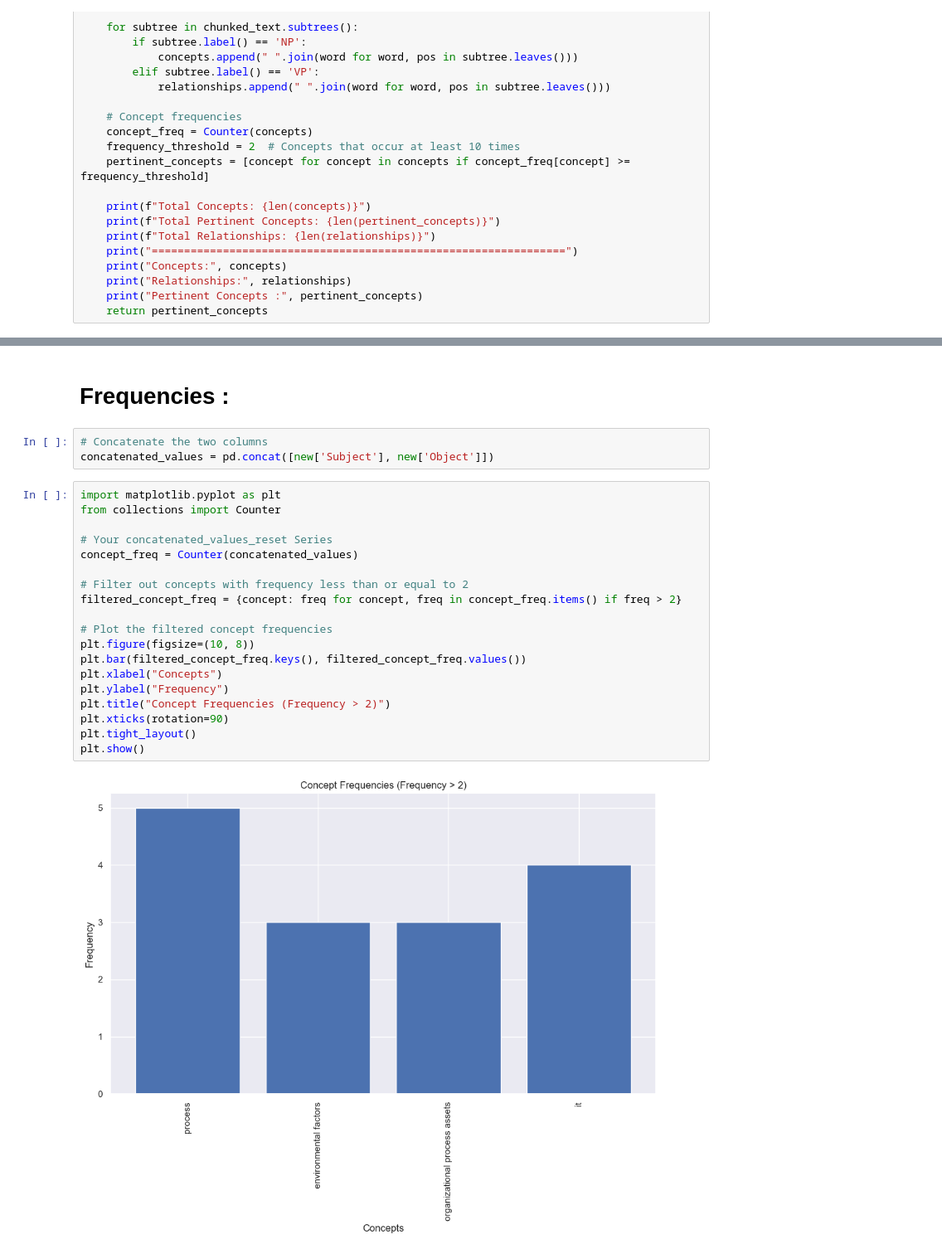
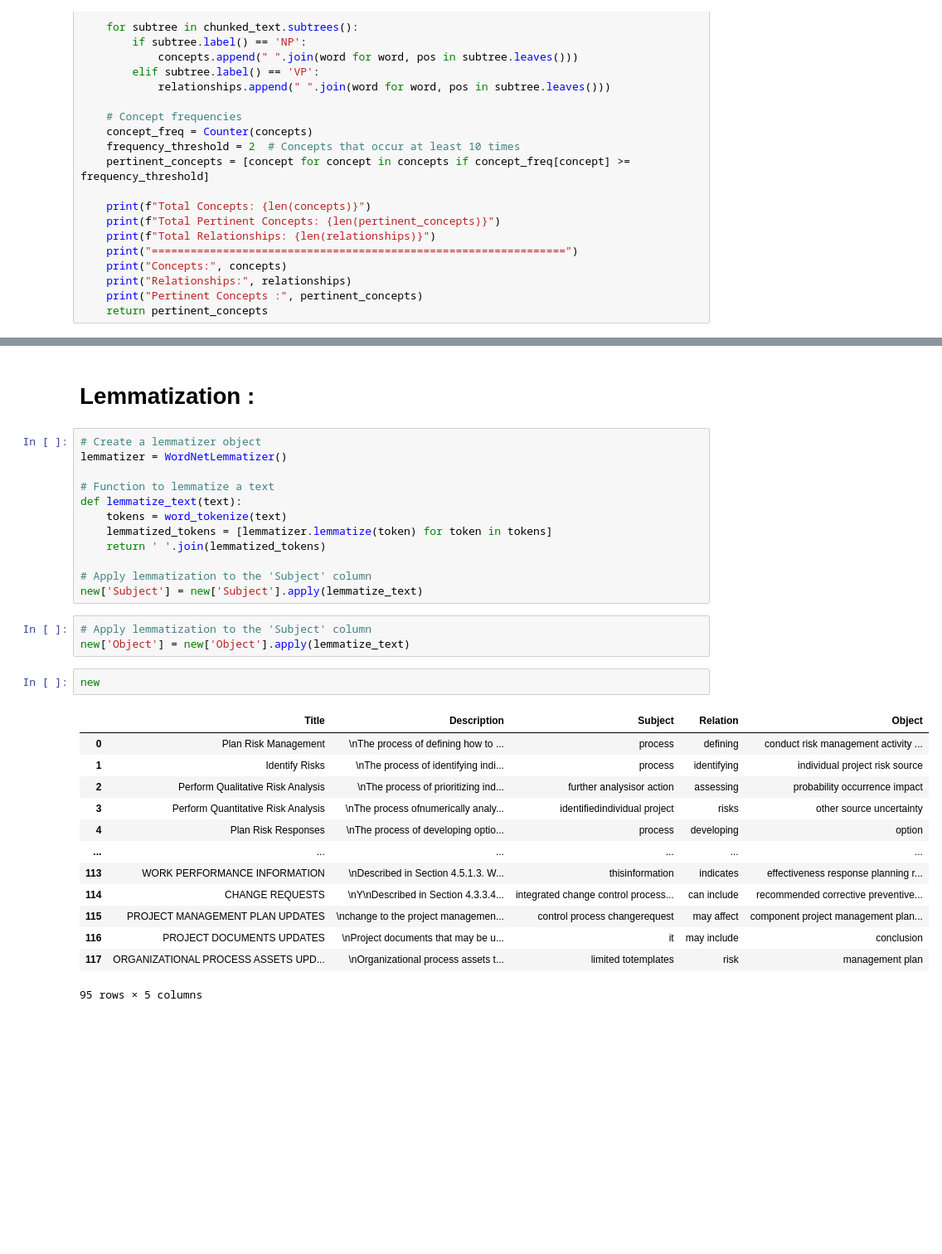
Before and after one commit to MohamedDhibi/ProjetAI, a Jupyter notebook: Preproc V1.0.ipynb, the cells around one changed output, grey strips where cells are left out. Shown: that part at 83% size. Saved outputs shown, nothing was run; the diff lists cells and outputs as text; blank space fills up the shorter version.

```diff
--- a/Preproc V1.0.ipynb
+++ b/Preproc V1.0.ipynb
@@ -1025,26 +1029,33 @@ KeyboardInterrupt:
 # %% [markdown]
-#  Frequencies :
+#  Lemmatization :
-# %%
-# Concatenate the two columns
-concatenated_values = pd.concat([new['Subject'], new['Object']])
-# %%
-import matplotlib.pyplot as plt
-from collections import Counter
-
-# Your concatenated_values_reset Series
-concept_freq = Counter(concatenated_values)
-
-# Filter out concepts with frequency less than or equal to 2
-filtered_concept_freq = {concept: freq for concept, freq in concept_freq.items() if freq > 2}
-
-# Plot the filtered concept frequencies
-plt.figure(figsize=(10, 8))
-plt.bar(filtered_concept_freq.keys(), filtered_concept_freq.values())
-plt.xlabel("Concepts")
-plt.ylabel("Frequency")
-plt.title("Concept Frequencies (Frequency > 2)")
-plt.xticks(rotation=90)
-plt.tight_layout()
-plt.show()
-# %% [output]
-[figure, removed]
+# %%
+# Create a lemmatizer object
+lemmatizer = WordNetLemmatizer()
+
+# Function to lemmatize a text
+def lemmatize_text(text):
+    tokens = word_tokenize(text)
+    lemmatized_tokens = [lemmatizer.lemmatize(token) for token in tokens]
+    return ' '.join(lemmatized_tokens)
+
+# Apply lemmatization to the 'Subject' column
+new['Subject'] = new['Subject'].apply(lemmatize_text)
+# %%
+# Apply lemmatization to the 'Subject' column
+new['Object'] = new['Object'].apply(lemmatize_text)
+# %%
+new
+# %% [output]
+|  | Title | Description | Subject | Relation | Object |
+| 0 | Plan Risk Management | \nThe process of defining how to ... | process | defining | conduct risk management activity ... |
+| 1 | Identify Risks | \nThe process of identifying indi... | process | identifying | individual project risk source |
+| 2 | Perform Qualitative Risk Analysis | \nThe process of prioritizing ind... | further analysisor action | assessing | probability occurrence impact |
+| 3 | Perform Quantitative Risk Analysis | \nThe process ofnumerically analy... | identifiedindividual project | risks | other source uncertainty |
+| 4 | Plan Risk Responses | \nThe process of developing optio... | process | developing | option |
+| ... | ... | ... | ... | ... | ... |
+| 113 | WORK PERFORMANCE INFORMATION | \nDescribed in Section 4.5.1.3. W... | thisinformation | indicates | effectiveness response planning r... |
+| 114 | CHANGE REQUESTS | \nY\nDescribed in Section 4.3.3.4... | integrated change control process... | can include | recommended corrective preventive... |
+| 115 | PROJECT MANAGEMENT PLAN UPDATES | \nchange to the project managemen... | control process changerequest | may affect | component project management plan... |
+| 116 | PROJECT DOCUMENTS UPDATES | \nProject documents that may be u... | it | may include | conclusion |
+| 117 | ORGANIZATIONAL PROCESS ASSETS UPD... | \nOrganizational process assets t... | limited totemplates | risk | management plan |
+95 rows × 5 columns
```
Also changed, not shown: parts of 64 cells of this notebook.
